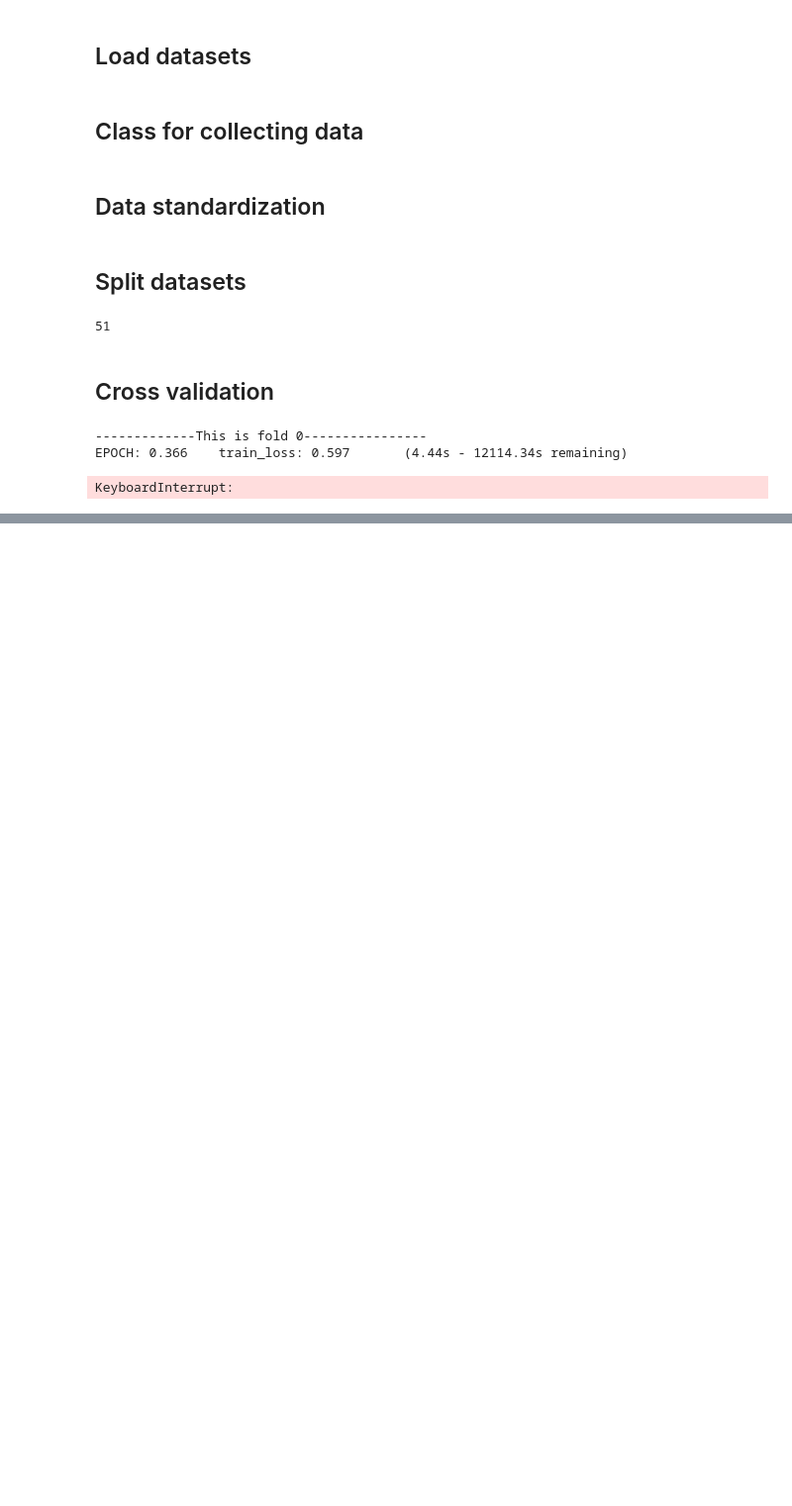
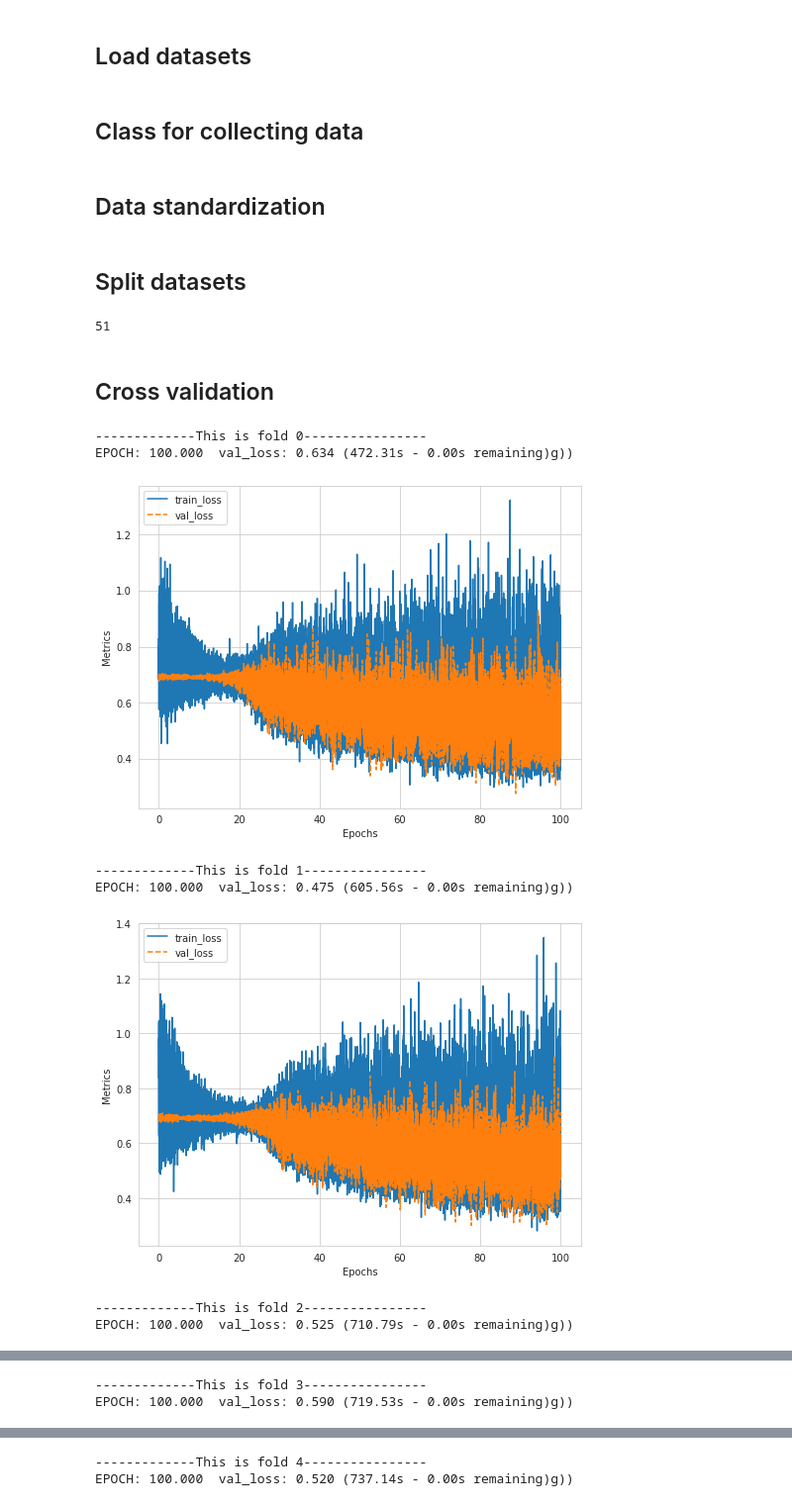
Before and after one commit to luowx0905/Individual-Project, a Jupyter notebook: sell property/build_model/basic_model_statue_price_excluded.ipynb, the cells around one changed output, grey strips where cells are left out. Shown: that part at 99% size. Cells and saved outputs as stored; diff of their text form; code cells hidden in the pictures; blank space fills up the shorter version.

```diff
--- a/sell property/build_model/basic_model_statue_price_excluded.ipynb
+++ b/sell property/build_model/basic_model_statue_price_excluded.ipynb
@@ -52,29 +52,34 @@ class PredictStatus(nn.Module):
     def __init__(self, in_features):
         super(PredictStatus, self).__init__()
 
-        self.hidden = nn.Sequential(nn.Linear(in_features, 128),
-                                    nn.BatchNorm1d(128),
-                                    nn.ReLU(),
-                                    nn.Linear(128, 256),
+        self.hidden = nn.Sequential(nn.Linear(in_features, 256),
                                     nn.BatchNorm1d(256),
+                                    nn.Dropout(0.7),
                                     nn.ReLU(),
                                     nn.Linear(256, 512),
                                     nn.BatchNorm1d(512),
+                                    nn.Dropout(0.7),
                                     nn.ReLU(),
-                                    nn.Linear(512, 256),
+                                    nn.Linear(512, 1024),
+                                    nn.BatchNorm1d(1024),
+                                    nn.Dropout(0.8),
+                                    nn.ReLU(),
+                                    nn.Linear(1024, 256),
                                     nn.BatchNorm1d(256),
+                                    nn.Dropout(0.7),
                                     nn.ReLU(),
-                                    nn.Linear(256, 128),
-                                    nn.BatchNorm1d(128),
+                                    nn.Linear(256, 64),
+                                    nn.BatchNorm1d(64),
+                                    nn.Dropout(0.8),
                                     nn.ReLU())
-        self.status = nn.Sequential(nn.Linear(128, 1),
+        self.status = nn.Sequential(nn.Linear(64, 1),
                                     nn.Sigmoid())
 
     def forward(self, x):
         hidden = self.hidden(x)
         out = self.status(hidden)
 
-        return out.squeeze()
+        return out
 # %% [markdown]
 ## Load datasets
 # %%
@@ -94,7 +99,7 @@ class StatusDataset(Dataset):
         features = torch.tensor(features).float().to(device)
 
         labels = self.labels.to_numpy()[item]
-        price = torch.tensor(labels[0]).float().to(device)
+        price = torch.tensor([labels[0]]).float().to(device)
 
         return features, price
 
@@ -119,34 +124,38 @@ in_features
 # %% [markdown]
 ## Cross validation
 # %%
-kfold = KFold(n_splits=5, shuffle=True, random_state=1)
-torch.manual_seed(13)
-epochs = 1000
+kfold = KFold(n_splits=5, shuffle=True)
+epochs = 100
 
 for fold, (train_id, val_id) in enumerate(kfold.split(x_train.index)):
     train_feature, train_label = x_train.iloc[train_id], y_train.iloc[train_id]
     val_feature, val_label = x_train.iloc[val_id], y_train.iloc[val_id]
     print("\n\n-------------This is fold {}----------------".format(fold))
 
     train_data = StatusDataset(train_feature, train_label)
     val_data = StatusDataset(val_feature, val_label)
     in_features = len(train_data[0][0])
 
     train_sampler = create_weighted_sampler(train_label["Completed"].values)
     val_sampler = create_weighted_sampler(val_label["Completed"].values)
 
     train_loader = DataLoader(train_data, batch_size=16, shuffle=False, drop_last=True, sampler=train_sampler)
     val_loader = DataLoader(val_data, batch_size=16, shuffle=False, drop_last=True, sampler=val_sampler)
 
     model = PredictStatus(in_features).to(device)
-    optimizer = optim.Adam(model.parameters(), lr=5e-4)
+    optimizer = optim.Adam(model.parameters(), lr=1e-4)
 
     train_validate = TrainValidate(model, nn.BCELoss(), optimizer)
     train_validate.set_loader(train_loader, val_loader)
     train_validate.train(epochs)
 
-    train_validate.save_model("models/status_append_ws_removed_full_no_freeze_fold_{}.pth".format(fold))
+    train_validate.save_model("models/status_exclude_fold_{}.pth".format(fold))
 # %% [output]
 -------------This is fold 0----------------
-EPOCH: 0.366    train_loss: 0.597       (4.44s - 12114.34s remaining)
+EPOCH: 100.000  val_loss: 0.634 (472.31s - 0.00s remaining)g))
+[figure, added]
-KeyboardInterrupt:
+-------------This is fold 1----------------
+EPOCH: 100.000  val_loss: 0.475 (605.56s - 0.00s remaining)g))
+[figure, added]
+-------------This is fold 2----------------
+EPOCH: 100.000  val_loss: 0.525 (710.79s - 0.00s remaining)g))
@@ -152,0 +163,2 @@ KeyboardInterrupt:
+-------------This is fold 3----------------
+EPOCH: 100.000  val_loss: 0.590 (719.53s - 0.00s remaining)g))
@@ -152,0 +166,2 @@ KeyboardInterrupt:
+-------------This is fold 4----------------
+EPOCH: 100.000  val_loss: 0.520 (737.14s - 0.00s remaining)g))
```
Also changed, not shown: parts of 2 cells of this notebook, 2 other files.
